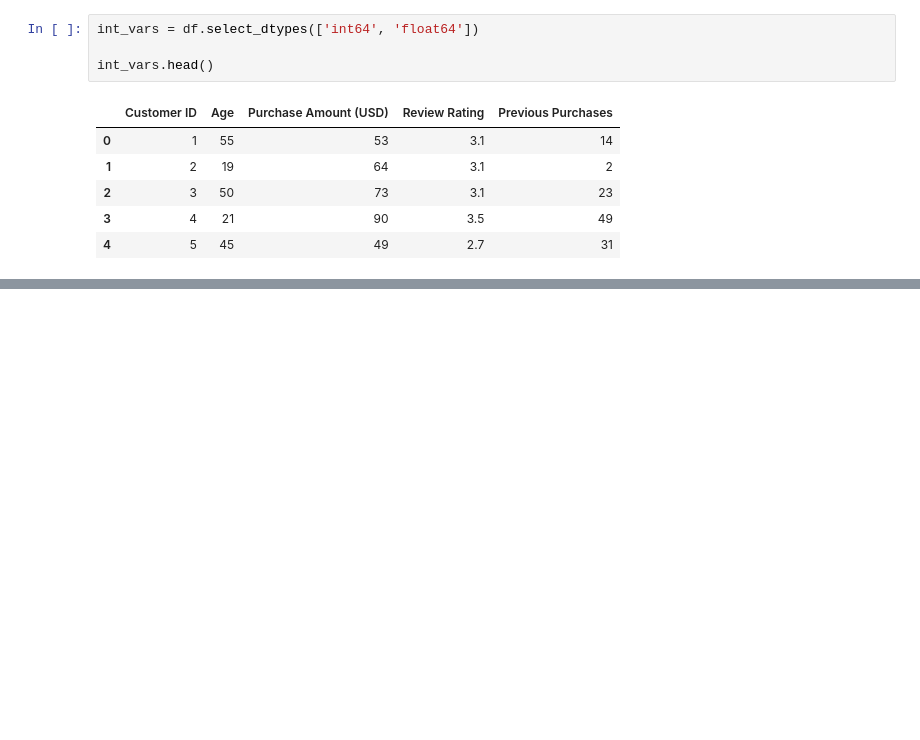
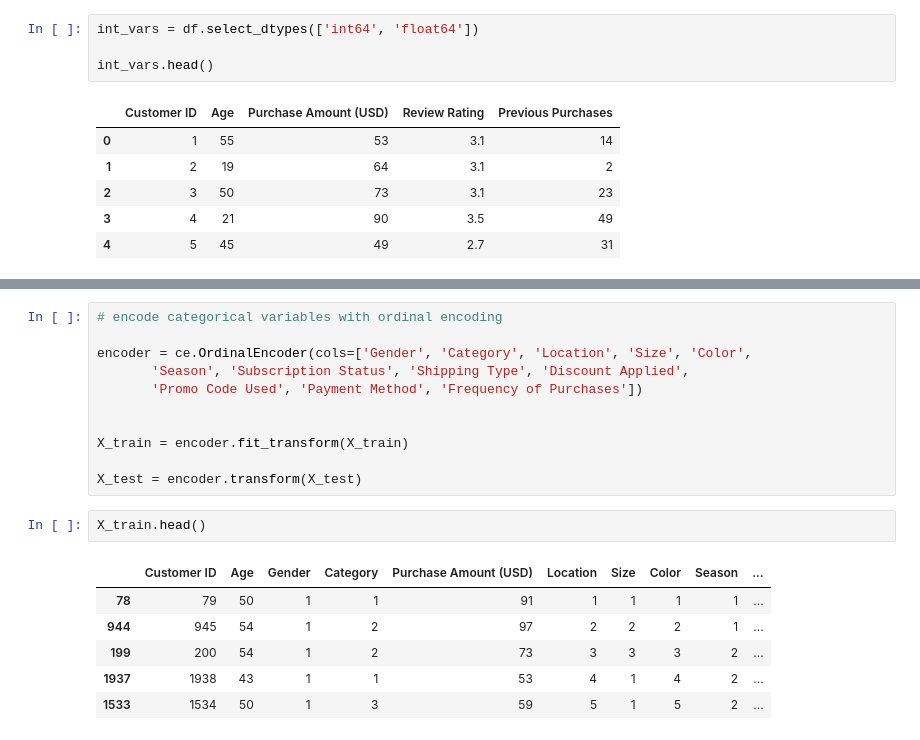
Before and after one commit to Paul-Ndirangu/Data-Science-Projects, a Jupyter notebook: shopping_trends/shopping_trends_modeling.ipynb, the cells around one changed output, grey strips where cells are left out. Drawn from its saved outputs; the diff is of its cells as text; blank space fills up the shorter version.

```diff
--- a/shopping_trends/shopping_trends_modeling.ipynb
+++ b/shopping_trends/shopping_trends_modeling.ipynb
@@ -194,0 +193,20 @@ ModuleNotFoundError: No module named 'category_encoders'
+# %%
+# encode categorical variables with ordinal encoding
+
+encoder = ce.OrdinalEncoder(cols=['Gender', 'Category', 'Location', 'Size', 'Color',
+       'Season', 'Subscription Status', 'Shipping Type', 'Discount Applied',
+       'Promo Code Used', 'Payment Method', 'Frequency of Purchases'])
+
+
+X_train = encoder.fit_transform(X_train)
+
+X_test = encoder.transform(X_test)
+# %%
+X_train.head()
+# %% [output]
+|  | Customer ID | Age | Gender | Category | Purchase Amount (USD) | Location | Size | Color | Season | ... |
+| 78 | 79 | 50 | 1 | 1 | 91 | 1 | 1 | 1 | 1 | ... |
+| 944 | 945 | 54 | 1 | 2 | 97 | 2 | 2 | 2 | 1 | ... |
+| 199 | 200 | 54 | 1 | 2 | 73 | 3 | 3 | 3 | 2 | ... |
+| 1937 | 1938 | 43 | 1 | 1 | 53 | 4 | 1 | 4 | 2 | ... |
+| 1533 | 1534 | 50 | 1 | 3 | 59 | 5 | 1 | 5 | 2 | ... |
```
Also changed, not shown: parts of 5 cells of this notebook, 1 other file.
